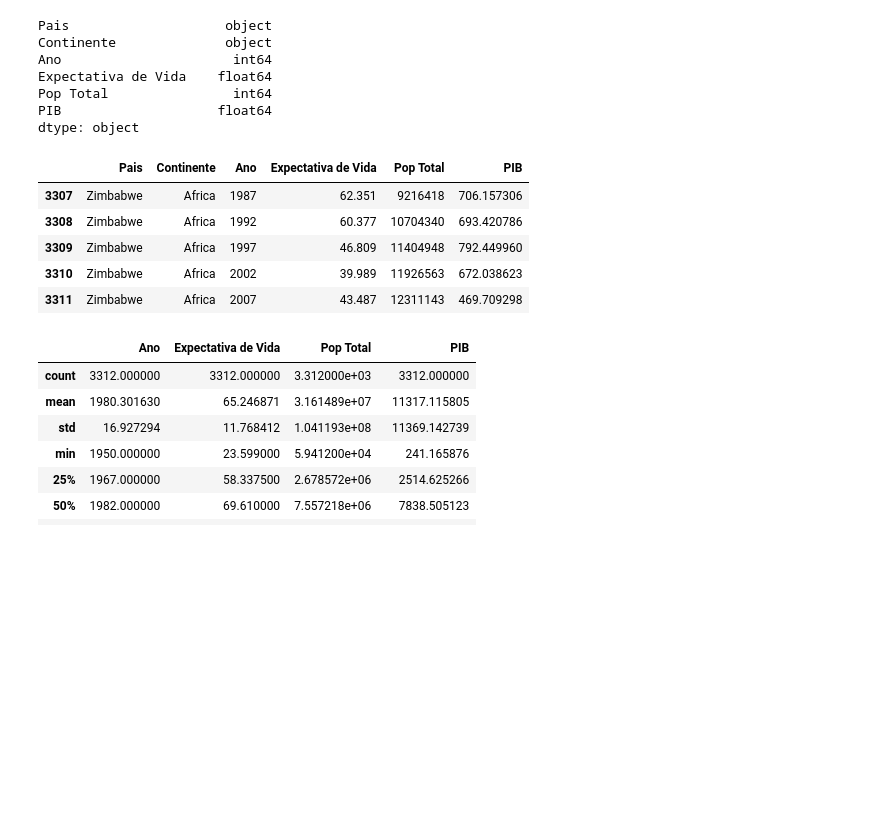
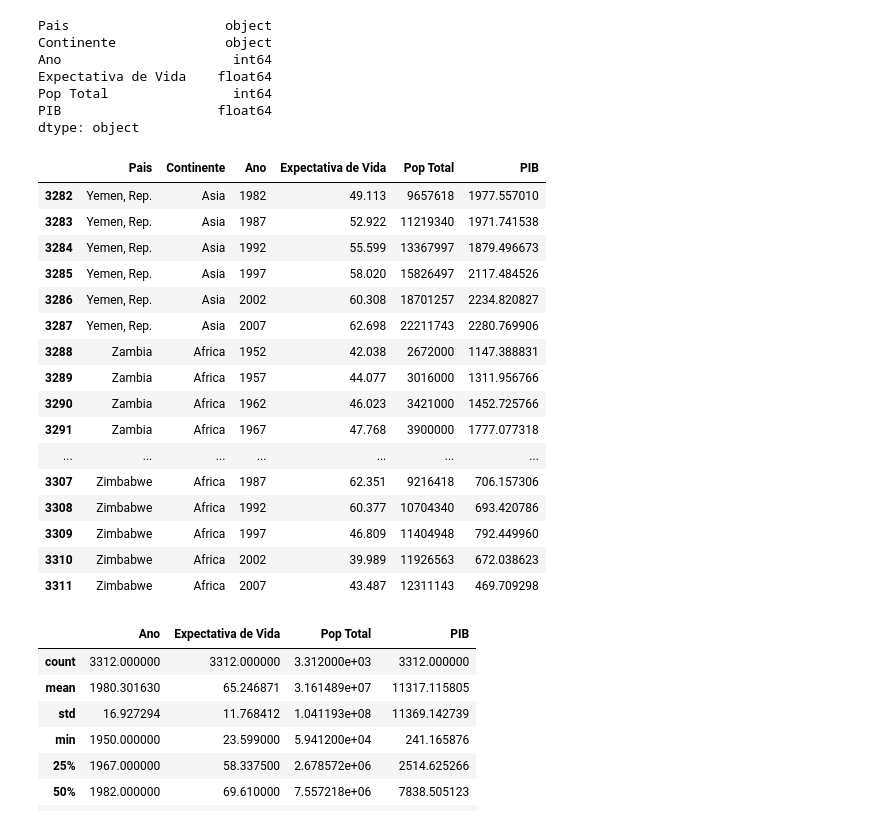
Before and after one commit to Marquezbertin/Analise-de-Dados, a Jupyter notebook: analise_dados.ipynb, the cells around one changed output. Drawn from its saved outputs; the diff is of its cells as text; code cells hidden in the pictures; blank space fills up the shorter version.

```diff
--- a/analise_dados.ipynb
+++ b/analise_dados.ipynb
@@ -64,9 +56,20 @@ PIB                    float64
 dtype: object
 # %%
 #View the last rows of the dataset
-df.tail()
+df.tail(30)
 # %% [output]
 |  | Pais | Continente | Ano | Expectativa de Vida | Pop Total | PIB |
+| 3282 | Yemen, Rep. | Asia | 1982 | 49.113 | 9657618 | 1977.557010 |
+| 3283 | Yemen, Rep. | Asia | 1987 | 52.922 | 11219340 | 1971.741538 |
+| 3284 | Yemen, Rep. | Asia | 1992 | 55.599 | 13367997 | 1879.496673 |
+| 3285 | Yemen, Rep. | Asia | 1997 | 58.020 | 15826497 | 2117.484526 |
+| 3286 | Yemen, Rep. | Asia | 2002 | 60.308 | 18701257 | 2234.820827 |
+| 3287 | Yemen, Rep. | Asia | 2007 | 62.698 | 22211743 | 2280.769906 |
+| 3288 | Zambia | Africa | 1952 | 42.038 | 2672000 | 1147.388831 |
+| 3289 | Zambia | Africa | 1957 | 44.077 | 3016000 | 1311.956766 |
+| 3290 | Zambia | Africa | 1962 | 46.023 | 3421000 | 1452.725766 |
+| 3291 | Zambia | Africa | 1967 | 47.768 | 3900000 | 1777.077318 |
+| ... | ... | ... | ... | ... | ... | ... |
 | 3307 | Zimbabwe | Africa | 1987 | 62.351 | 9216418 | 706.157306 |
 | 3308 | Zimbabwe | Africa | 1992 | 60.377 | 10704340 | 693.420786 |
 | 3309 | Zimbabwe | Africa | 1997 | 46.809 | 11404948 | 792.449960 |
```
Also changed, not shown: parts of 3 cells of this notebook.
